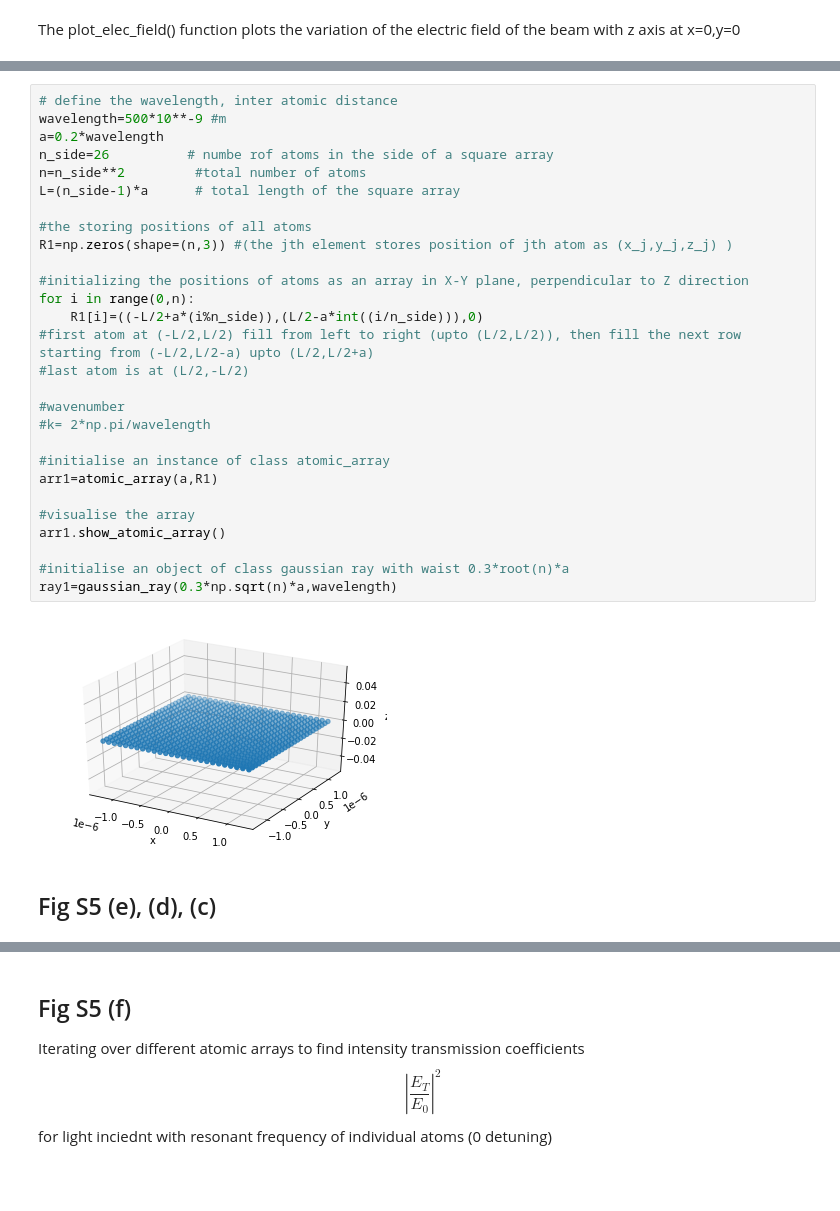
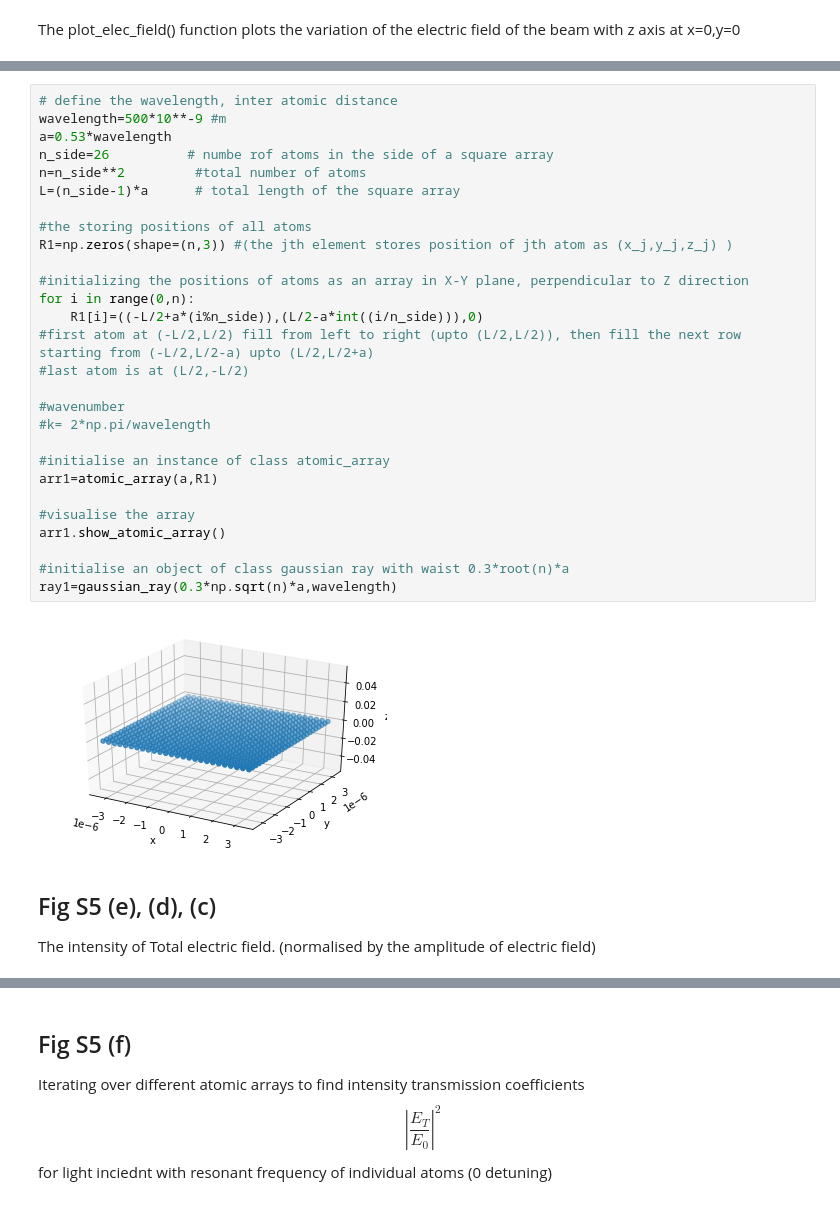
Before and after one commit to ReyshaJV/weizmann-internship, a Jupyter notebook: Light on atomic array.ipynb, the cells around one changed output, grey strips where cells are left out. Saved outputs shown, nothing was run; the diff lists cells and outputs as text.

```diff
--- a/Light on atomic array.ipynb
+++ b/Light on atomic array.ipynb
@@ -554,35 +581,37 @@ class atomic_array:
 # %%
 # define the wavelength, inter atomic distance
 wavelength=500*10**-9 #m
-a=0.2*wavelength
+a=0.53*wavelength
 n_side=26          # numbe rof atoms in the side of a square array
 n=n_side**2         #total number of atoms
 L=(n_side-1)*a      # total length of the square array
 
 #the storing positions of all atoms
 R1=np.zeros(shape=(n,3)) #(the jth element stores position of jth atom as (x_j,y_j,z_j) )
 
 #initializing the positions of atoms as an array in X-Y plane, perpendicular to Z direction
 for i in range(0,n):
     R1[i]=((-L/2+a*(i%n_side)),(L/2-a*int((i/n_side))),0)
 #first atom at (-L/2,L/2) fill from left to right (upto (L/2,L/2)), then fill the next row starting from (-L/2,L/2-a) upto (L/2,L/2+a)
 #last atom is at (L/2,-L/2)
 
 #wavenumber
 #k= 2*np.pi/wavelength
 
 #initialise an instance of class atomic_array
 arr1=atomic_array(a,R1)
 
 #visualise the array
 arr1.show_atomic_array()
 
 #initialise an object of class gaussian ray with waist 0.3*root(n)*a
 ray1=gaussian_ray(0.3*np.sqrt(n)*a,wavelength)
 # %% [output]
-[figure, old version]
+[figure, new version]
 # %% [markdown]
 ## Fig S5 (e), (d), (c)
+
+The intensity of Total electric field. (normalised by the amplitude of electric field)
 # %%
 
 #plot the electric fields
```
Also changed, not shown: parts of 7 cells of this notebook.
